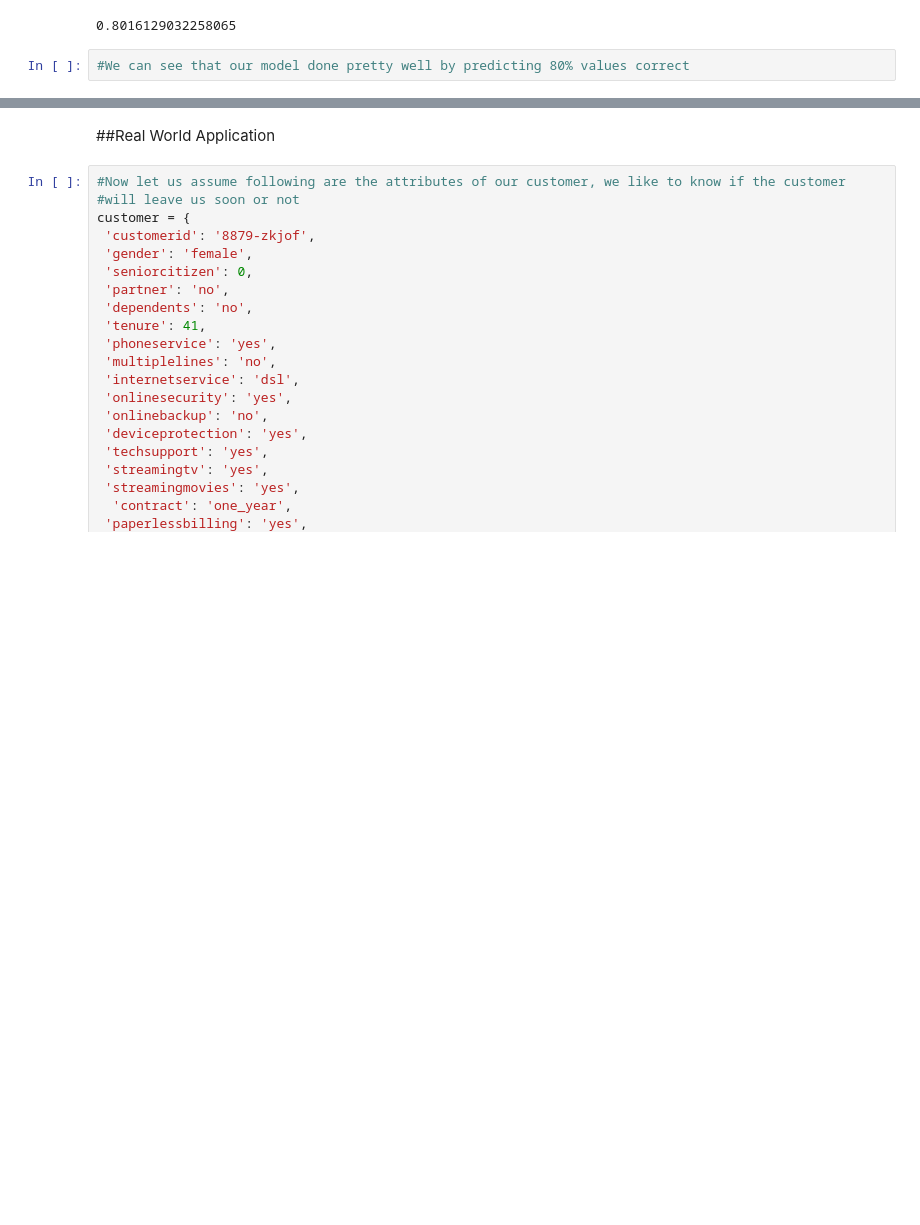
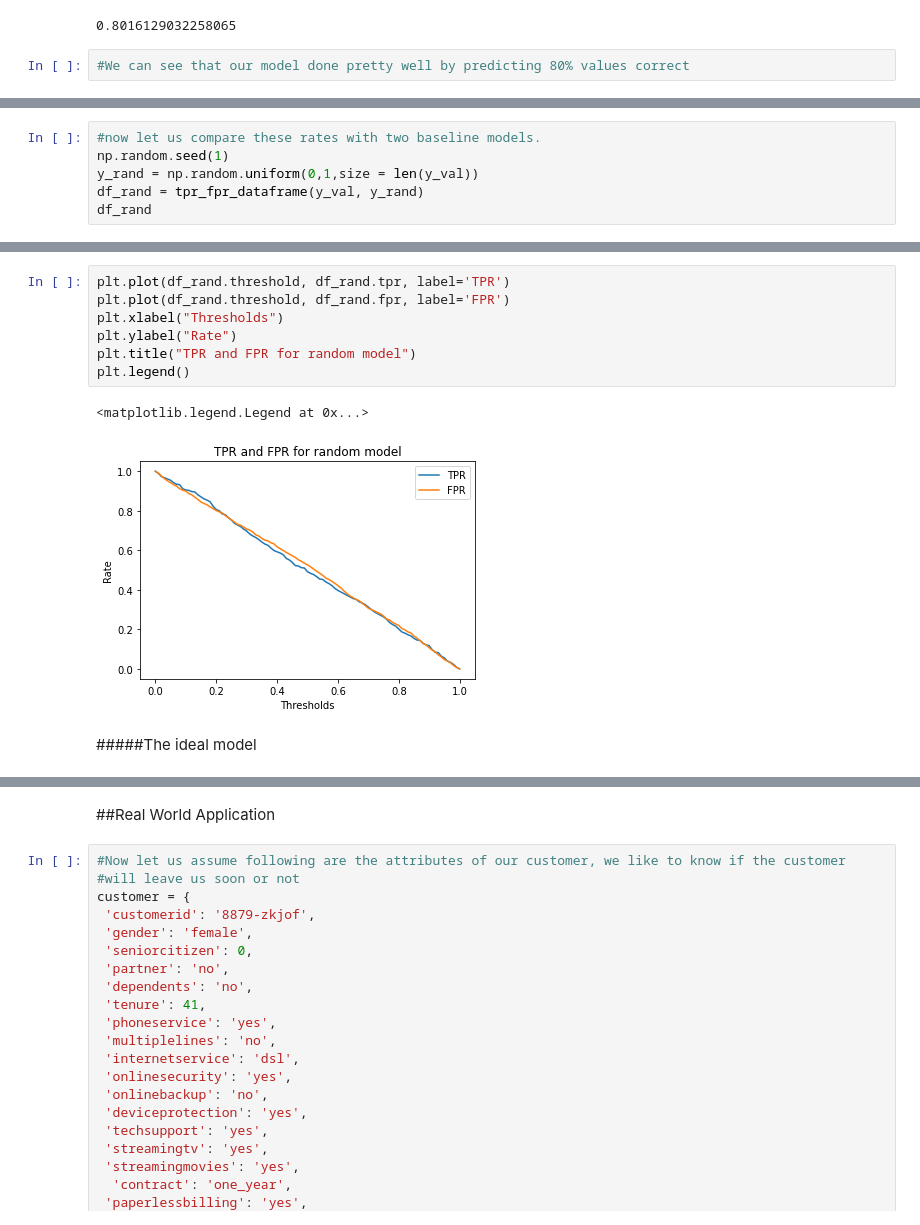
Before and after one commit to saif-byte/DataSciencePortfolio, a Jupyter notebook: Churn Prediction/Churn_or_not_Churn.ipynb, the cells around one changed output, grey strips where cells are left out. Drawn from its saved outputs; the diff is of its cells as text; blank space fills up the shorter version.

```diff
--- a/Churn Prediction/Churn_or_not_Churn.ipynb
+++ b/Churn Prediction/Churn_or_not_Churn.ipynb
@@ -491,0 +609,6 @@ churn = y_pred>=0.5
+# %%
+#now let us compare these rates with two baseline models.
+np.random.seed(1)
+y_rand = np.random.uniform(0,1,size = len(y_val))
+df_rand = tpr_fpr_dataframe(y_val, y_rand)
+df_rand
@@ -491,0 +629,12 @@ churn = y_pred>=0.5
+# %%
+plt.plot(df_rand.threshold, df_rand.tpr, label='TPR')
+plt.plot(df_rand.threshold, df_rand.fpr, label='FPR')
+plt.xlabel("Thresholds")
+plt.ylabel("Rate")
+plt.title("TPR and FPR for random model")
+plt.legend()
+# %% [output]
+<matplotlib.legend.Legend at 0x...>
+[figure, added]
+# %% [markdown]
+#####The ideal model
```
Also changed, not shown: parts of 45 cells of this notebook.
